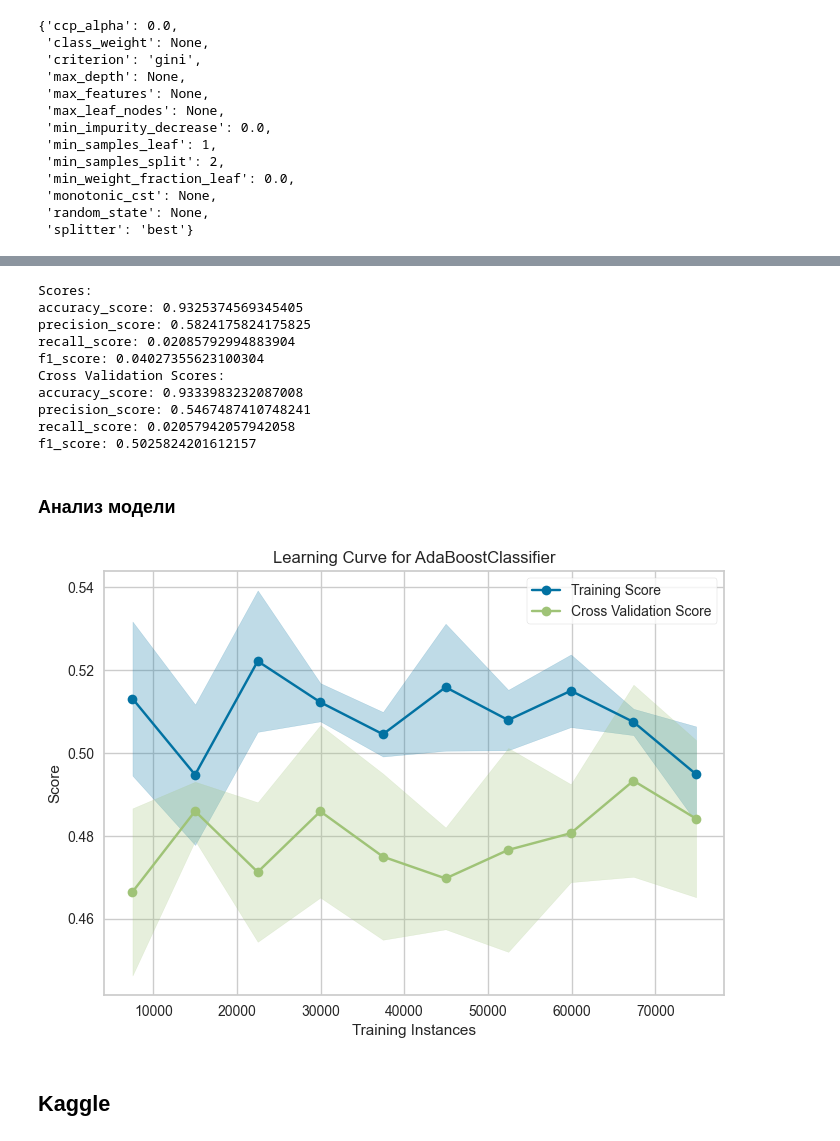
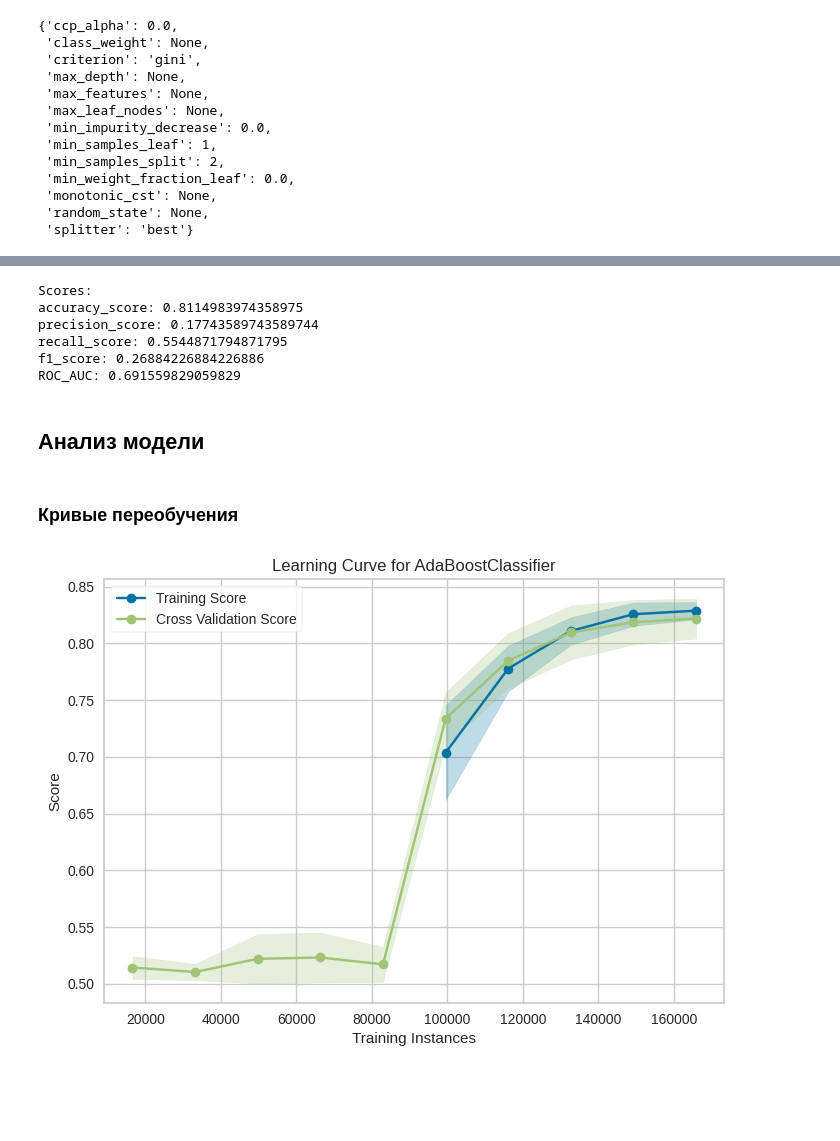
Before and after one commit to l00fi/bayes_optimization, a Jupyter notebook: main.ipynb, the cells around one changed output, grey strips where cells are left out. Cells and saved outputs as stored; diff of their text form; code cells hidden in the pictures; blank space fills up the shorter version.

```diff
--- a/main.ipynb
+++ b/main.ipynb
@@ -288,7 +588,8 @@ for column in data.columns:
 
 Принято решение провести бинаризацию этих признаков. Данное решение принято на основании того, что при оценке клиента на предмет возврата кредита, не столь важно сколько раз он задерживал возврат прошлых кредитов на 90 и более дней, важен сам факт.
 # %%
-scaler = Binarizer(threshold=0)  # Пороговое значение для бинаризации
-data.loc[:, "NumberOfTime30-59DaysPastDueNotWorse"] = scaler.fit_transform(data.loc[:, "NumberOfTime30-59DaysPastDueNotWorse"])
-data.loc[:, "NumberOfTimes90DaysLate"] = scaler.fit_transform(data.loc[:, "NumberOfTime30-59DaysPastDueNotWorse"])
-data.loc[:, "NumberOfTime60-89DaysPastDueNotWorse"] = scaler.fit_transform(data.loc[:, "NumberOfTime30-59DaysPastDueNotWorse"])
+scaler = Binarizer(threshold=0)
+data.loc[:, "NumberOfTime30-59DaysPastDueNotWorse"] = scaler.fit_transform(pd.DataFrame(data.loc[:, "NumberOfTime30-59DaysPastDueNotWorse"]))
+data.loc[:, "NumberOfTimes90DaysLate"] = scaler.fit_transform(pd.DataFrame(data.loc[:, "NumberOfTime30-59DaysPastDueNotWorse"]))
+data.loc[:, "NumberOfTime60-89DaysPastDueNotWorse"] = scaler.fit_transform(pd.DataFrame(data.loc[:, "NumberOfTime30-59DaysPastDueNotWorse"]))
+data.loc[:, "NumberOfDependents"] = scaler.fit_transform(pd.DataFrame(data.loc[:, "NumberOfDependents"]))
@@ -294,0 +618,4 @@ data.loc[:, "NumberOfTime60-89DaysPastDueNotWorse"] = scaler.fit_transform(data.
+# %%
+X, y = data[data.columns[1:]], data[data.columns[0]]
+X_train, X_test, y_train, y_test = train_test_split(X, y, test_size=0.1, random_state=42)
+X_test, X_calibrate, y_test, y_calibrate = train_test_split(X_test, y_test, train_size=1/3, random_state=41)
@@ -326,9 +704,6 @@ draw_cov(data)
 
 Эта часть анализа выполнена с помощью Random Forest importance - обученный на всей выборке, модель случайного леса покажет информативность и вариативность каждого отдельного атрибута.
 # %%
-X, y = data[data.columns[1:]], data[data.columns[0]]
-X_train, X_test, y_train, y_test = train_test_split(X, y, test_size=0.25, random_state=42)
-
 feature_names = [f"feature {i}" for i in range(X.shape[1])]
 forest = RandomForestClassifier(random_state=0)
 forest.fit(X_train, y_train)
@@ -414,3 +772,0 @@ transformed_X = pca_machine.transform(pd.DataFrame(scaled_X, columns=X_random_fo
-# %%
-X, y = transformed_X, data[data.columns[0]]
-X_train, X_test, y_train, y_test = train_test_split(X, y, test_size=0.01, random_state=42)
@@ -954,27 +1243,25 @@ Wall time: 0 ns
 # %%
 print("Scores:")
 get_scores(model_Ada, X_test, y_test)
-print("Cross Validation Scores:")
-get_cross_val_scores(model_Ada, X, y)
 # %% [output]
 Scores:
-accuracy_score: 0.9325374569345405
-precision_score: 0.5824175824175825
-recall_score: 0.02085792994883904
-f1_score: 0.04027355623100304
-Cross Validation Scores:
-accuracy_score: 0.9333983232087008
-precision_score: 0.5467487410748241
-recall_score: 0.02057942057942058
-f1_score: 0.5025824201612157
+accuracy_score: 0.8114983974358975
+precision_score: 0.17743589743589744
+recall_score: 0.5544871794871795
+f1_score: 0.26884226884226886
+ROC_AUC: 0.691559829059829
 # %% [markdown]
-### Анализ модели
+## Анализ модели
+# %% [markdown]
+### Кривые переобучения
 # %%
-metric = make_scorer(precision_score, response_method="predict")
+metric = make_scorer(roc_auc_score, response_method="predict")
 visualizer = LearningCurve(
-    AdaBoostClassifier(), scoring=metric, cv=StratifiedKFold(n_splits=3), train_sizes=np.linspace(0.1, 1.0, 10)
+    AdaBoostClassifier(estimator=DecisionTreeClassifier(max_depth=study.best_params["max_depth"],
+                                                                min_samples_split=study.best_params["min_samples_split"],
+                                                                min_samples_leaf=study.best_params["min_samples_leaf"]),
+                                                                n_estimators=study.best_params["n_estimators"],
+                                                                learning_rate=study.best_params["learning_rate"]), scoring=metric, cv=StratifiedKFold(n_splits=3), train_sizes=np.linspace(0.1, 1.0, 10)
 ).fit(X_train, y_train).show()
 # %% [output]
-[figure, old version]
+[figure, new version]
-# %% [markdown]
-## Kaggle
```
Also changed, not shown: parts of 90 cells of this notebook, 1 other file.
